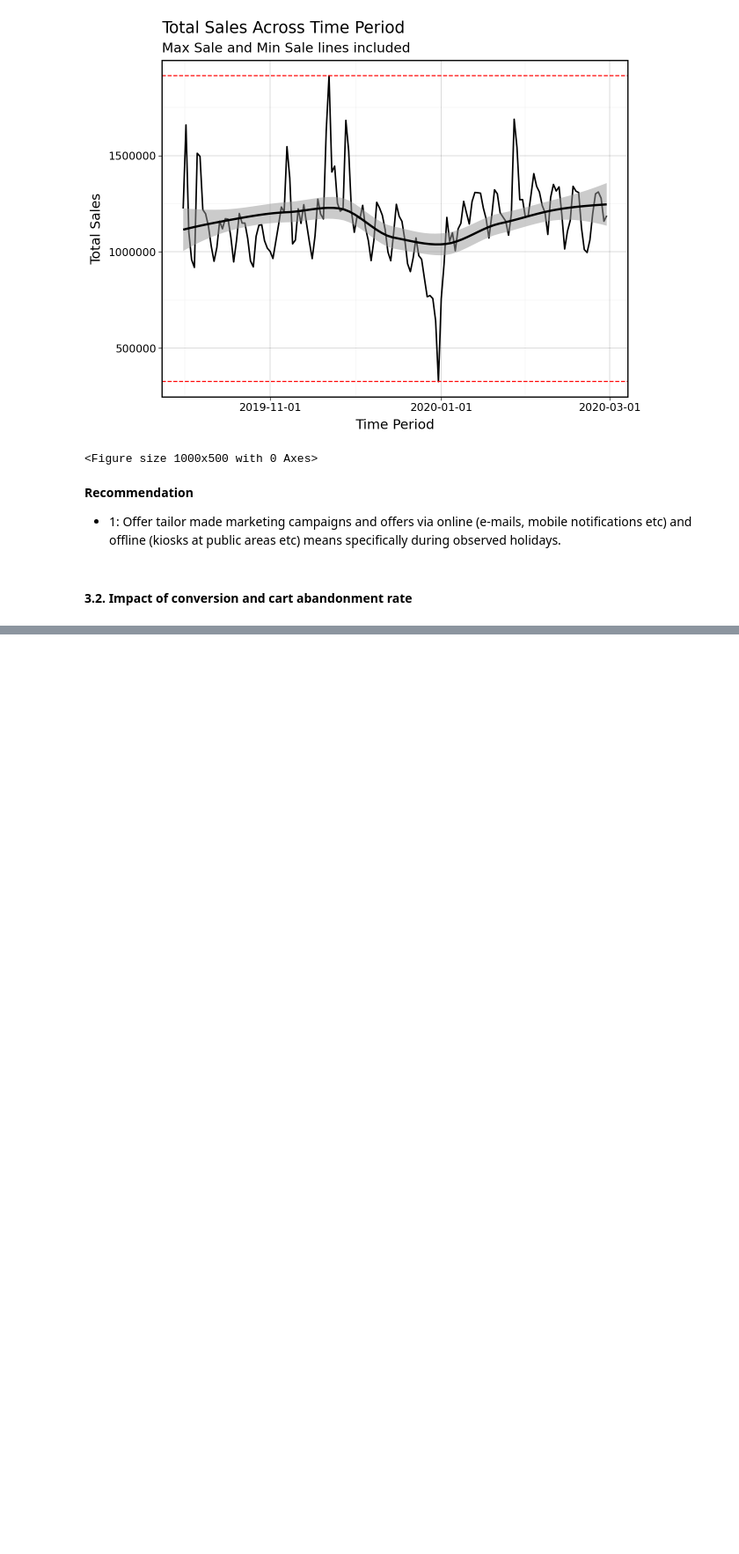
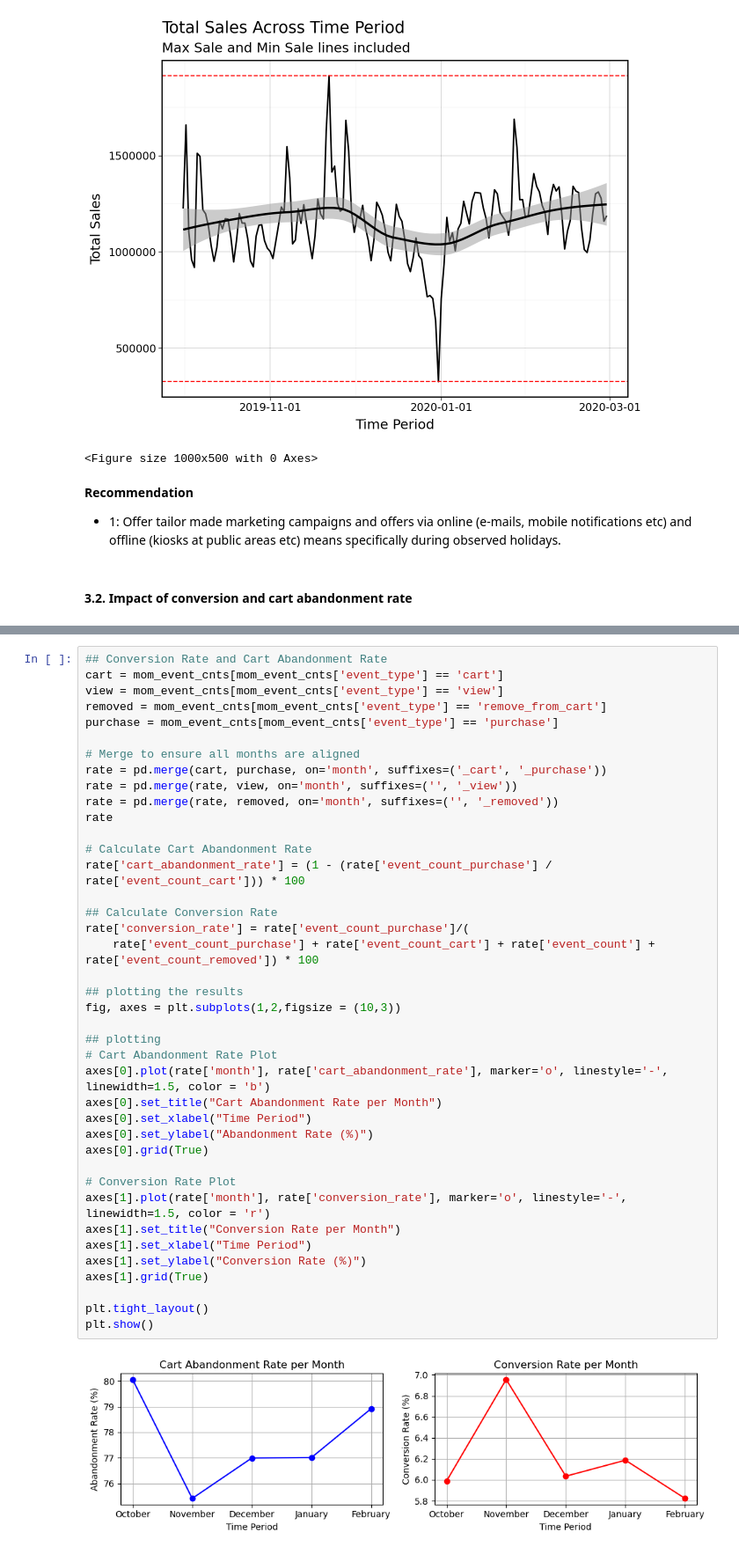
Before and after one commit to SaibalPatraDS/ECommerce-Analysis-and-RCA, a Jupyter notebook: module.ipynb, the cells around one changed output, grey strips where cells are left out. Shown at 88% size. Saved outputs shown, nothing was run; the diff lists cells and outputs as text; blank space fills up the shorter version.

```diff
--- a/module.ipynb
+++ b/module.ipynb
@@ -612,0 +619,42 @@ gg
+# %%
+## Conversion Rate and Cart Abandonment Rate
+cart = mom_event_cnts[mom_event_cnts['event_type'] == 'cart']
+view = mom_event_cnts[mom_event_cnts['event_type'] == 'view']
+removed = mom_event_cnts[mom_event_cnts['event_type'] == 'remove_from_cart']
+purchase = mom_event_cnts[mom_event_cnts['event_type'] == 'purchase']
+
+# Merge to ensure all months are aligned
+rate = pd.merge(cart, purchase, on='month', suffixes=('_cart', '_purchase'))
+rate = pd.merge(rate, view, on='month', suffixes=('', '_view'))
+rate = pd.merge(rate, removed, on='month', suffixes=('', '_removed'))
+rate
+
+# Calculate Cart Abandonment Rate
+rate['cart_abandonment_rate'] = (1 - (rate['event_count_purchase'] / rate['event_count_cart'])) * 100
+
+## Calculate Conversion Rate
+rate['conversion_rate'] = rate['event_count_purchase']/(
+    rate['event_count_purchase'] + rate['event_count_cart'] + rate['event_count'] + rate['event_count_removed']) * 100
+
+## plotting the results
+fig, axes = plt.subplots(1,2,figsize = (10,3))
+
+## plotting
+# Cart Abandonment Rate Plot
+axes[0].plot(rate['month'], rate['cart_abandonment_rate'], marker='o', linestyle='-', linewidth=1.5, color = 'b')
+axes[0].set_title("Cart Abandonment Rate per Month")
+axes[0].set_xlabel("Time Period")
+axes[0].set_ylabel("Abandonment Rate (%)")
+axes[0].grid(True)
+
+# Conversion Rate Plot
+axes[1].plot(rate['month'], rate['conversion_rate'], marker='o', linestyle='-', linewidth=1.5, color = 'r')
+axes[1].set_title("Conversion Rate per Month")
+axes[1].set_xlabel("Time Period")
+axes[1].set_ylabel("Conversion Rate (%)")
+axes[1].grid(True)
+
+plt.tight_layout()
+plt.show()
+# %% [output]
+[figure, added]
```
Also changed, not shown: parts of 10 cells of this notebook.
